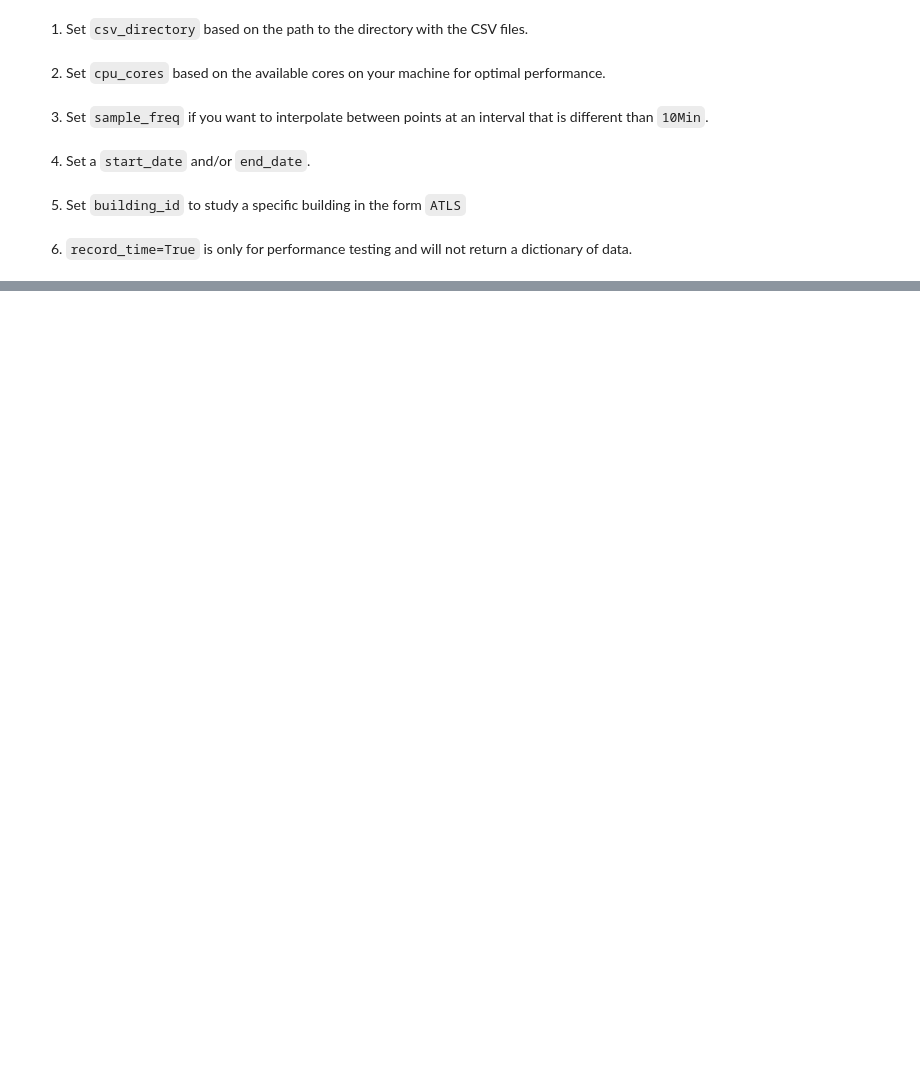
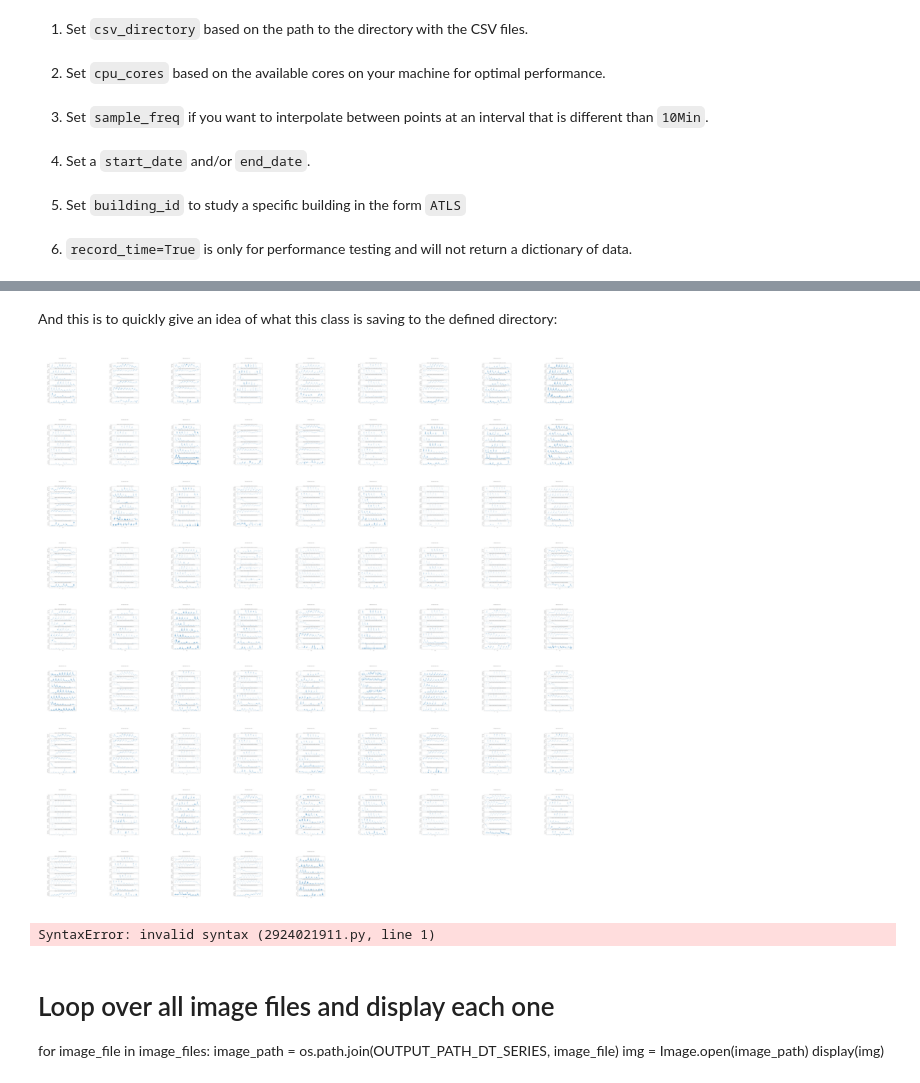
Before and after one commit to reisertyler/modeling-people-flow, a Jupyter notebook: DataProcessor.ipynb, the cells around one changed output, grey strips where cells are left out. Drawn from its saved outputs; the diff is of its cells as text; code cells hidden in the pictures; blank space fills up the shorter version.

Commit message:
added ts visual class

```diff
--- a/DataProcessor.ipynb
+++ b/DataProcessor.ipynb
@@ -196,0 +222,4 @@ dataProcessor_speedUp_visual()
+# %%
+files_in_directory = os.listdir(OUTPUT_PATH_DT_SERIES)
+image_files = [file for file in files_in_directory if file.endswith((".png"))]
+image_files
@@ -196,0 +244,35 @@ dataProcessor_speedUp_visual()
+# %% [markdown]
+And this is to quickly give an idea of what this class is saving to the defined directory:
+# %%
+import matplotlib.image as mpimg
+
+# Define the size of the thumbnails
+thumbnail_size = (100, 100)
+
+fig = plt.figure(figsize=(10, 10))
+columns = 9
+rows = 9
+
+# Loop over all image files, create a thumbnail for each one, and display the thumbnails in a grid
+for i, image_file in enumerate(image_files):
+    image_path = os.path.join(OUTPUT_PATH_DT_SERIES, image_file)
+    img = Image.open(image_path)
+    img.thumbnail(thumbnail_size)
+
+    fig.add_subplot(rows, columns, i+1)
+    plt.imshow(img)
+    plt.axis('off')
+
+plt.show()
+# %% [output]
+[figure, added]
+# %%
+dont pass
+# %% [output]
+SyntaxError: invalid syntax (2924021911.py, line 1)
+# %% [markdown]
+# Loop over all image files and display each one
+for image_file in image_files:
+    image_path = os.path.join(OUTPUT_PATH_DT_SERIES, image_file)
+    img = Image.open(image_path)
+    display(img)
```
Also changed, not shown: parts of 20 cells of this notebook, 2 other files.
